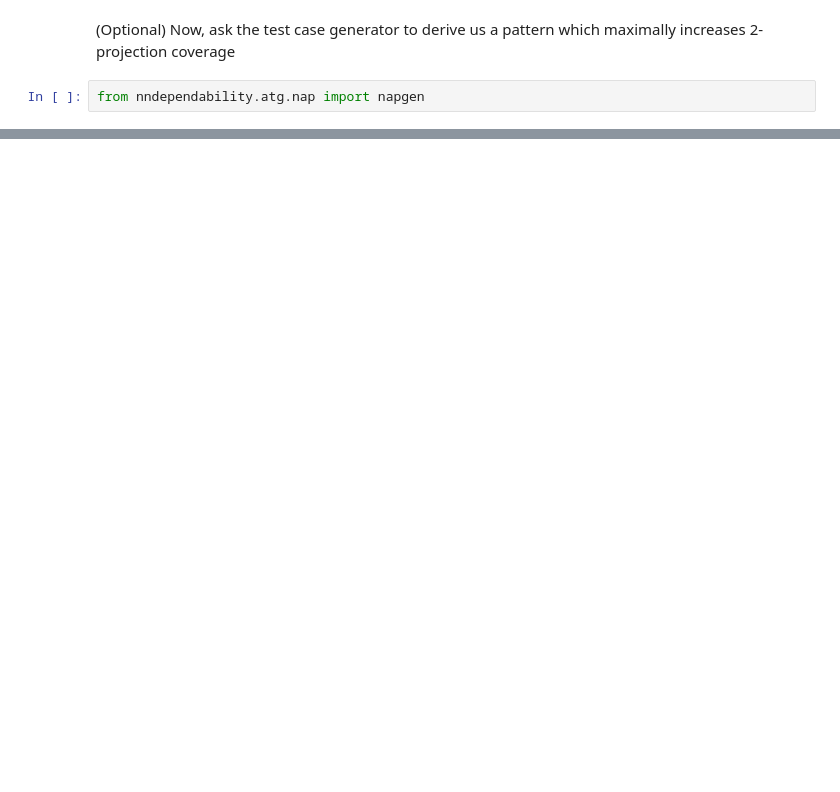
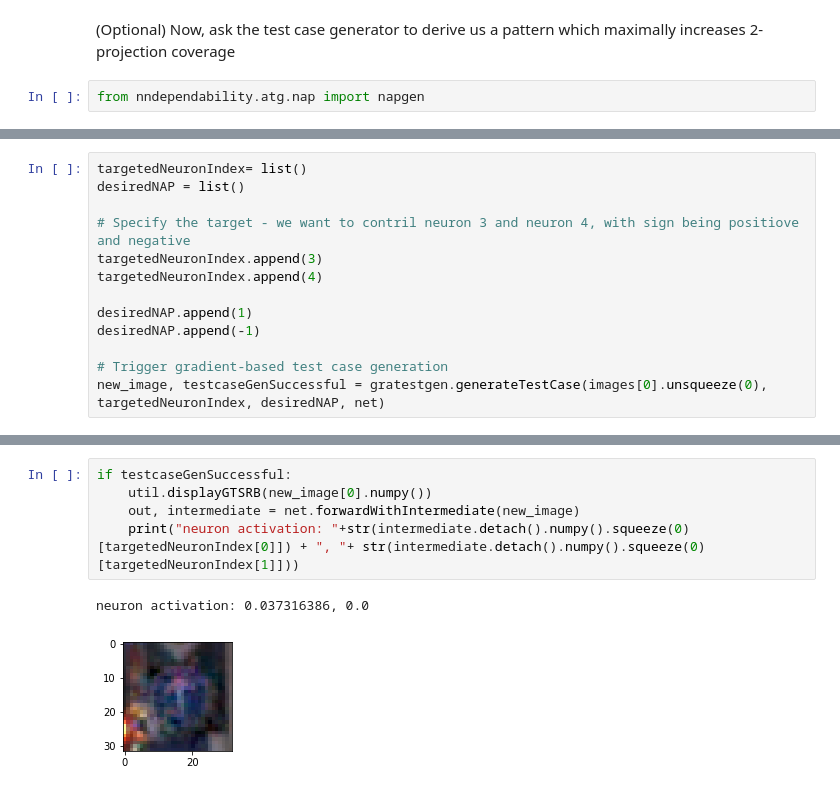
Before and after one commit to dependable-ai/nn-dependability-kit, a Jupyter notebook: GTSRB_Pytorch_Neuron2ProjectionCoverage.ipynb, the cells around one changed output, grey strips where cells are left out. Drawn from its saved outputs; the diff is of its cells as text; blank space fills up the shorter version.

```diff
--- a/GTSRB_Pytorch_Neuron2ProjectionCoverage.ipynb
+++ b/GTSRB_Pytorch_Neuron2ProjectionCoverage.ipynb
@@ -283,0 +356,13 @@ napgen.proposeNAPcandidate(metric)
+# %%
+targetedNeuronIndex= list()
+desiredNAP = list()
+
+# Specify the target - we want to contril neuron 3 and neuron 4, with sign being positiove and negative
+targetedNeuronIndex.append(3)
+targetedNeuronIndex.append(4)
+
+desiredNAP.append(1)
+desiredNAP.append(-1)
+
+# Trigger gradient-based test case generation
+new_image, testcaseGenSuccessful = gratestgen.generateTestCase(images[0].unsqueeze(0), targetedNeuronIndex, desiredNAP, net)
@@ -283,0 +387,8 @@ napgen.proposeNAPcandidate(metric)
+# %%
+if testcaseGenSuccessful:
+    util.displayGTSRB(new_image[0].numpy())
+    out, intermediate = net.forwardWithIntermediate(new_image)
+    print("neuron activation: "+str(intermediate.detach().numpy().squeeze(0)[targetedNeuronIndex[0]]) + ", "+ str(intermediate.detach().numpy().squeeze(0)[targetedNeuronIndex[1]]))
+# %% [output]
+neuron activation: 0.037316386, 0.0
+[figure, added]
```
Also changed, not shown: parts of 16 cells of this notebook, 2 other files.
